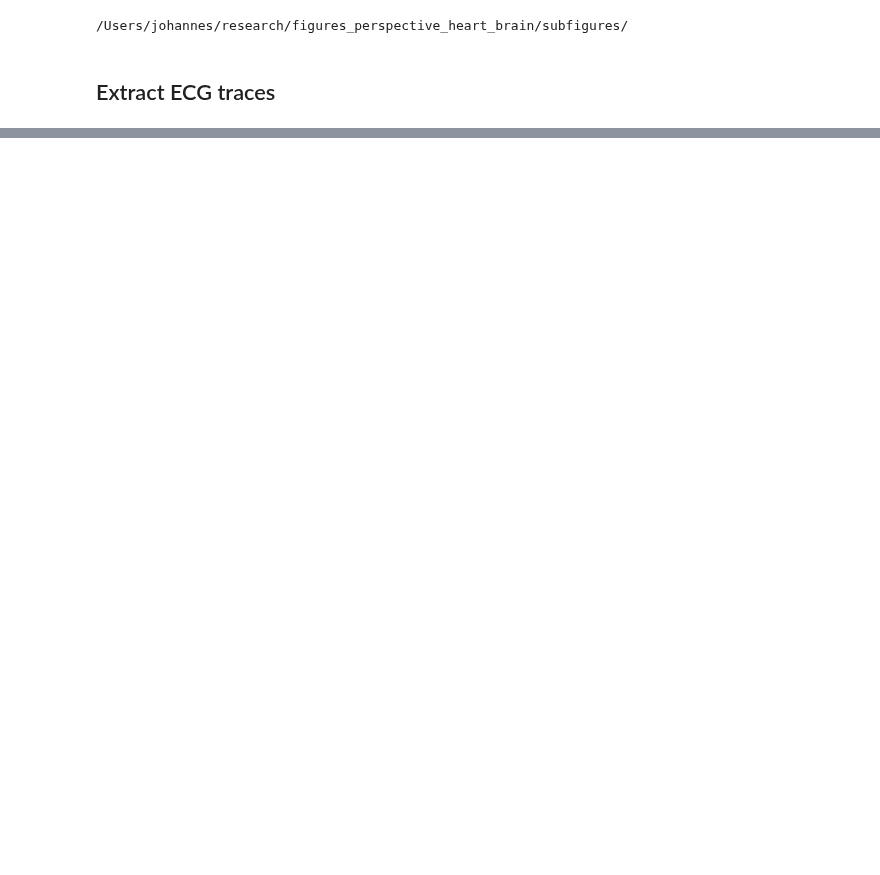
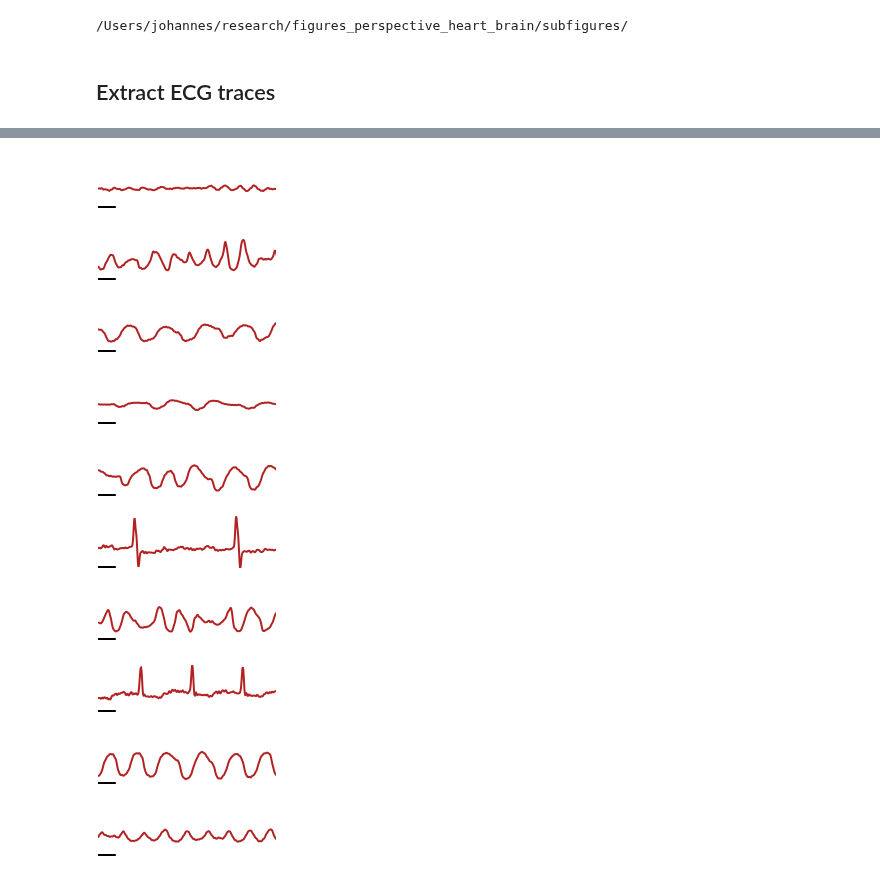
Before and after one commit to Priesemann-Group/perspective_heart_and_brain, a Jupyter notebook: notebooks_figures_paper/data_ecg.ipynb, the cells around one changed output, grey strips where cells are left out. Drawn from its saved outputs; the diff is of its cells as text; code cells hidden in the pictures; blank space fills up the shorter version.

```diff
--- a/notebooks_figures_paper/data_ecg.ipynb
+++ b/notebooks_figures_paper/data_ecg.ipynb
@@ -177,0 +82,61 @@ fig
+# %%
+# plot the data (consistent with ecg_data from wfdb packages in python)
+inch = 96
+mm = 2.83465 # pt
+width = 32*mm
+height = 10*mm
+
+# set the y-axis limits to account for all datasets
+ymins, ymaxs = [], []
+ymin_focused, ymax_focused = Inf, -Inf
+for (label,dataset) in datasets
+    header, signal_or_signals = read_wfdb_record(path * dataset)
+    signal = header.nsig == 1 ? signal_or_signals : signal_or_signals[1]
+    # de-mean signal
+    signal .-= mean(signal)
+    push!(ymins, minimum(signal))
+    push!(ymaxs, maximum(signal))
+    # if label includes focus then update focused limits
+    if occursin("focus", label)
+        ymin_focused = min(ymin_focused, minimum(signal))
+        ymax_focused = max(ymax_focused, maximum(signal))
+    end
+end
+ymin = minimum(ymins)
+ymax = maximum(ymaxs)
+
+for (label,dataset) in datasets
+    # get data
+    header, signal_or_signals = read_wfdb_record(path * dataset)
+    signal = header.nsig == 1 ? signal_or_signals : signal_or_signals[1]
+    # de-mean signal
+    signal .-= mean(signal)
+    time = range(0, length=length(signal), step=1/header.fs)
+
+    # plot figure
+    fig = Figure(size = (width,height), fontsize=10, figure_padding = 1, backgroundcolor = :transparent)
+    ax = Axis(fig[1,1]; xgridvisible = false, ygridvisible = false, backgroundcolor = :transparent)
+    hidedecorations!(ax)
+    hidespines!(ax)
+    lines!(ax, time, signal, color = colorant"firebrick", linewidth = 1)
+    xlims!(ax, (0, 2))
+    ylims!(ax, (ymin, ymax))
+
+    # scale bar as black line for duration of 200ms below the signal
+    lines!(ax, [0.0, 0.2], [ymin, ymin], color = :black, linewidth = 2)
+
+    # save as pdf with transparent background
+    save(path_figures*"data_ecg_$label.pdf", fig, pt_per_unit = 1)
+    display(fig)
+end
+# %% [output]
+[figure, added]
+[figure, added]
+[figure, added]
+[figure, added]
+[figure, added]
+[figure, added]
+[figure, added]
+[figure, added]
+[figure, added]
+[figure, added]
```
Also changed, not shown: parts of 10 cells of this notebook, 4 other files.
